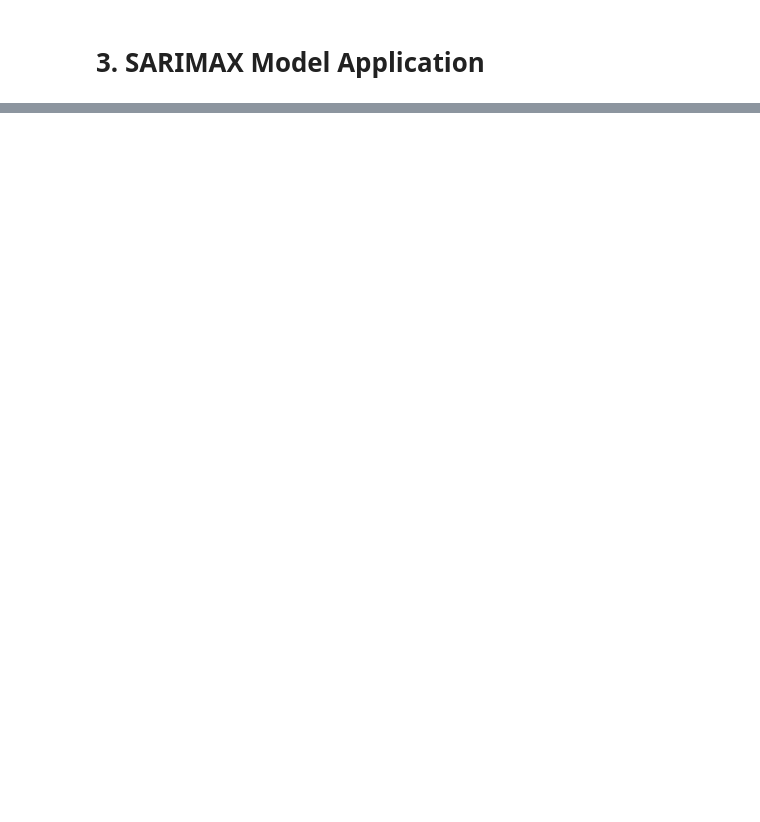
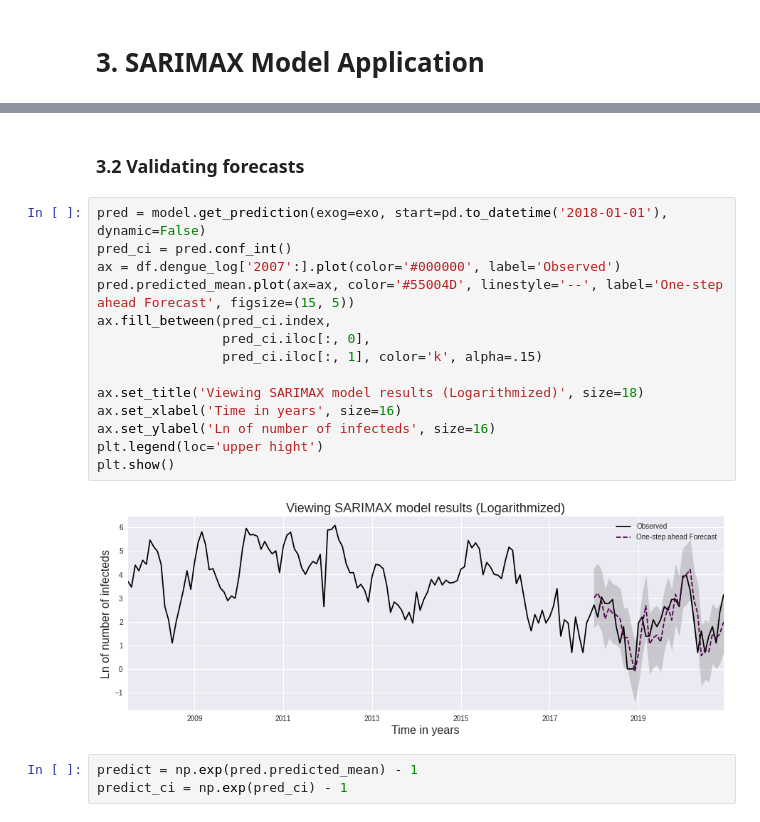
Before and after one commit to lucas-aranha/time-series-analysis-for-the-study-of-dengue-in-belem, a Jupyter notebook: notebooks/proj1_den_belem.ipynb, the cells around one changed output, grey strips where cells are left out. Saved outputs shown, nothing was run; the diff lists cells and outputs as text; blank space fills up the shorter version.

```diff
--- a/notebooks/proj1_den_belem.ipynb
+++ b/notebooks/proj1_den_belem.ipynb
@@ -285,0 +429,21 @@ pred[0] = data_set.dengue_cases[0]
+# %% [markdown]
+### 3.2 Validating forecasts
+# %%
+pred = model.get_prediction(exog=exo, start=pd.to_datetime('2018-01-01'), dynamic=False)
+pred_ci = pred.conf_int()
+ax = df.dengue_log['2007':].plot(color='#000000', label='Observed')
+pred.predicted_mean.plot(ax=ax, color='#55004D', linestyle='--', label='One-step ahead Forecast', figsize=(15, 5))
+ax.fill_between(pred_ci.index,
+                pred_ci.iloc[:, 0],
+                pred_ci.iloc[:, 1], color='k', alpha=.15)
+
+ax.set_title('Viewing SARIMAX model results (Logarithmized)', size=18)
+ax.set_xlabel('Time in years', size=16)
+ax.set_ylabel('Ln of number of infecteds', size=16)
+plt.legend(loc='upper hight')
+plt.show()
+# %% [output]
+[figure, added]
+# %%
+predict = np.exp(pred.predicted_mean) - 1
+predict_ci = np.exp(pred_ci) - 1
```
Also changed, not shown: parts of 29 cells of this notebook.
